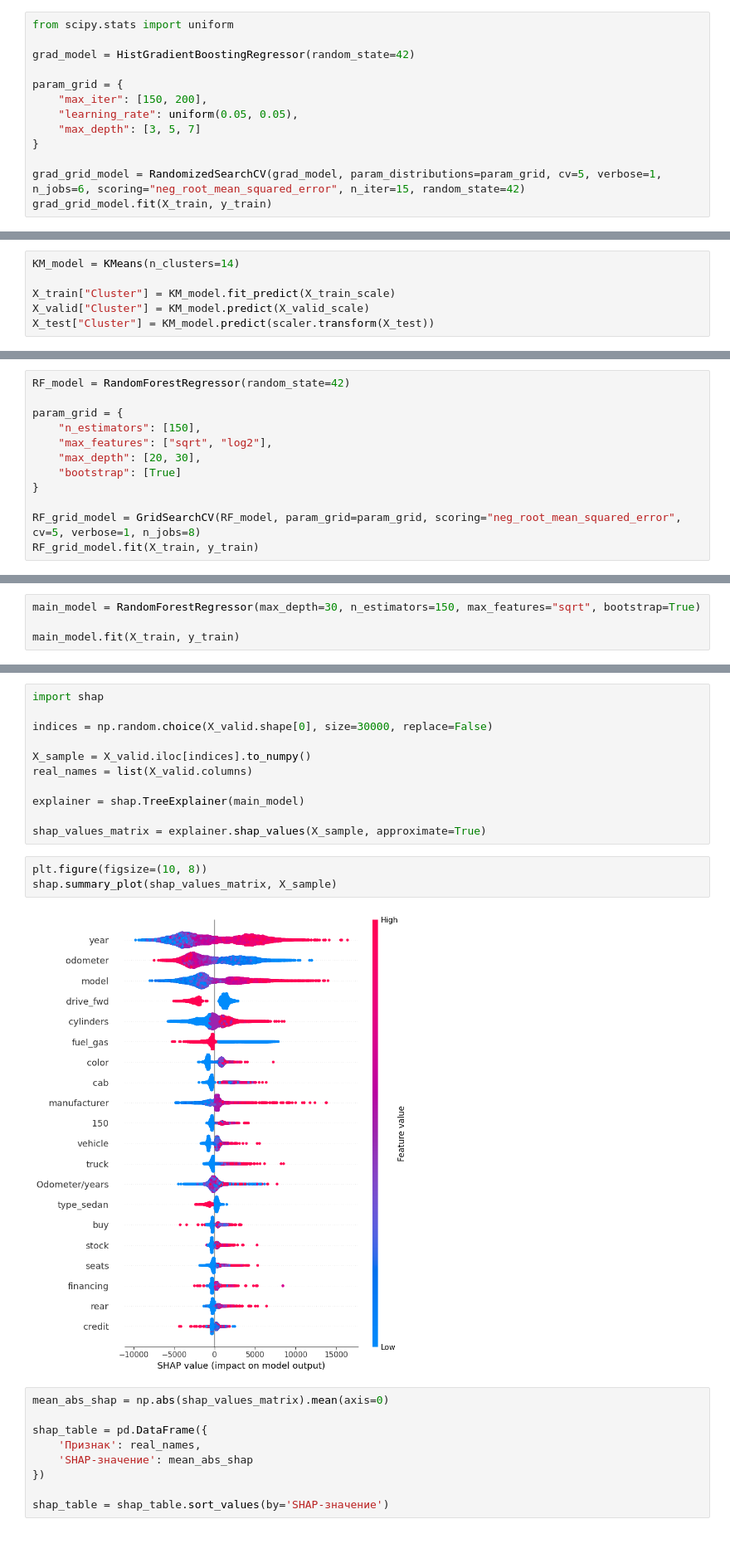
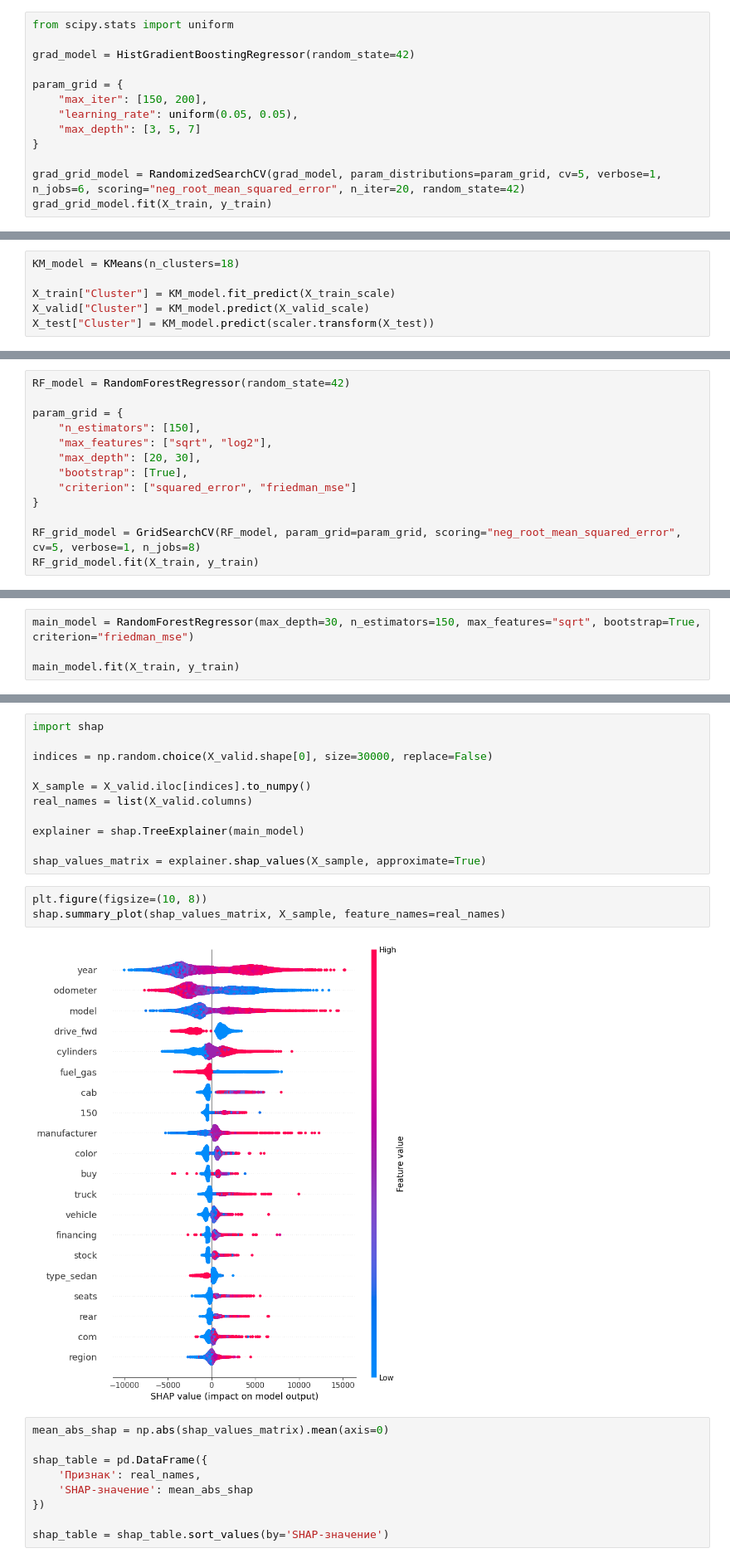
Before and after one commit to MoyMarMois/Carset, a Jupyter notebook: carset.ipynb, the cells around one changed output, grey strips where cells are left out. Shown at 83% size. Saved outputs shown, nothing was run; the diff lists cells and outputs as text.

```diff
--- a/carset.ipynb
+++ b/carset.ipynb
@@ -769,6 +849,6 @@ param_grid = {
     "max_depth": [3, 5, 7]
 }
 
-grad_grid_model = RandomizedSearchCV(grad_model, param_distributions=param_grid, cv=5, verbose=1, n_jobs=6, scoring="neg_root_mean_squared_error", n_iter=15, random_state=42)
+grad_grid_model = RandomizedSearchCV(grad_model, param_distributions=param_grid, cv=5, verbose=1, n_jobs=6, scoring="neg_root_mean_squared_error", n_iter=20, random_state=42)
 grad_grid_model.fit(X_train, y_train)
 # %% [output]
@@ -845,7 +923,7 @@ print(silhouettes)
 # %% [markdown]
 Создаем новую колонку `Cluster`
 # %%
-KM_model = KMeans(n_clusters=14)
+KM_model = KMeans(n_clusters=18)
 
 X_train["Cluster"] = KM_model.fit_predict(X_train_scale)
 X_valid["Cluster"] = KM_model.predict(X_valid_scale)
@@ -882,7 +960,8 @@ param_grid = {
     "n_estimators": [150],
     "max_features": ["sqrt", "log2"],
     "max_depth": [20, 30],
-    "bootstrap": [True]
+    "bootstrap": [True],
+    "criterion": ["squared_error", "friedman_mse"]
 }
 
 RF_grid_model = GridSearchCV(RF_model, param_grid=param_grid, scoring="neg_root_mean_squared_error", cv=5, verbose=1, n_jobs=8)
@@ -916,7 +998,7 @@ RF_grid_model.best_params_
 # %% [markdown]
 ### SHAP
 # %%
-main_model = RandomForestRegressor(max_depth=30, n_estimators=150, max_features="sqrt", bootstrap=True)
+main_model = RandomForestRegressor(max_depth=30, n_estimators=150, max_features="sqrt", bootstrap=True, criterion="friedman_mse")
 
 main_model.fit(X_train, y_train)
 # %% [output]
@@ -944,9 +1027,9 @@ explainer = shap.TreeExplainer(main_model)
 shap_values_matrix = explainer.shap_values(X_sample, approximate=True)
 # %%
 plt.figure(figsize=(10, 8))
-shap.summary_plot(shap_values_matrix, X_sample)
+shap.summary_plot(shap_values_matrix, X_sample, feature_names=real_names)
 # %% [output]
-[figure, old version]
+[figure, new version]
 # %%
 mean_abs_shap = np.abs(shap_values_matrix).mean(axis=0)
 
```
Also changed, not shown: parts of 71 cells of this notebook.
